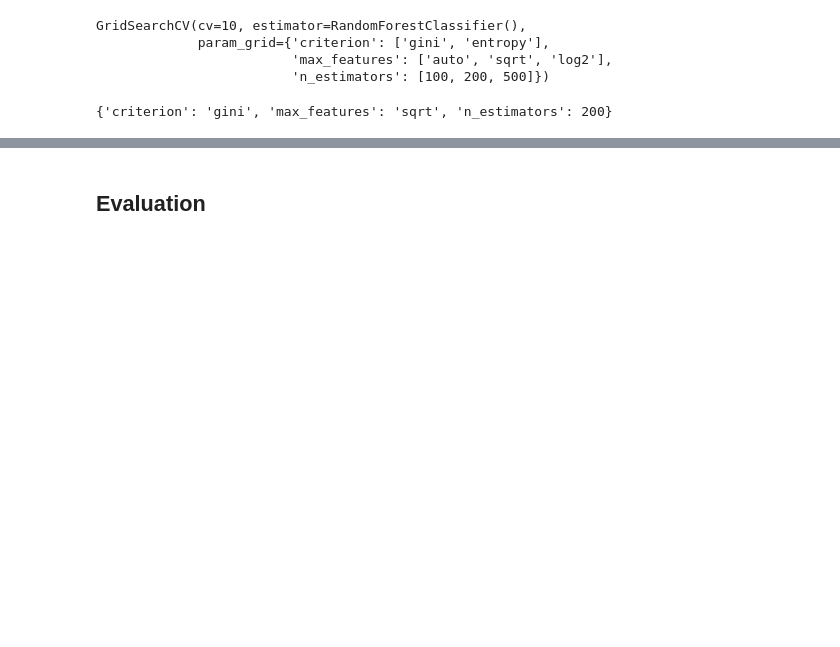
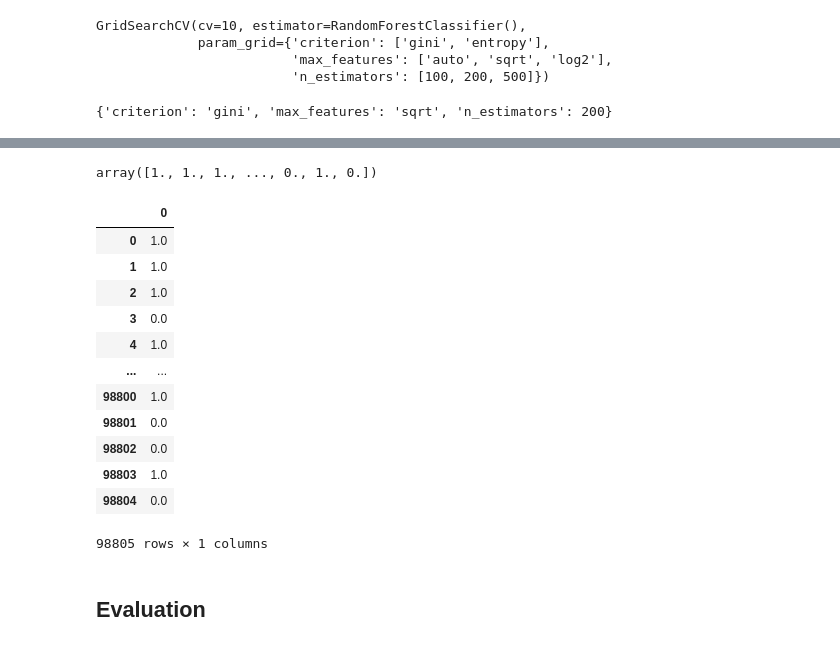
Before and after one commit to AdamEiffert/DST_Project1, a Jupyter notebook: Chentian_Evidence/07-Random Forest.ipynb, the cells around one changed output, grey strips where cells are left out. Cells and saved outputs as stored; diff of their text form; code cells hidden in the pictures; blank space fills up the shorter version.

```diff
--- a/Chentian_Evidence/07-Random Forest.ipynb
+++ b/Chentian_Evidence/07-Random Forest.ipynb
@@ -175,7 +175,25 @@ print(classification_report(pred, y_test, labels=None))
     accuracy                           1.00     98805
    macro avg       0.95      0.98      0.97     98805
 weighted avg       1.00      1.00      1.00     98805
+# %%
+pred
+# %% [output]
+array([1., 1., 1., ..., 0., 1., 0.])
 # %%
 pred_randomForest = pd.DataFrame(pred)
 # %%
-pred_randomForest.to_csv('pred_randomForest.csv')
+pred_randomForest
+# %% [output]
+|  | 0 |
+| 0 | 1.0 |
+| 1 | 1.0 |
+| 2 | 1.0 |
+| 3 | 0.0 |
+| 4 | 1.0 |
+| ... | ... |
+| 98800 | 1.0 |
+| 98801 | 0.0 |
+| 98802 | 0.0 |
+| 98803 | 1.0 |
+| 98804 | 0.0 |
+98805 rows × 1 columns
```
Also changed, not shown: parts of 10 cells of this notebook.
